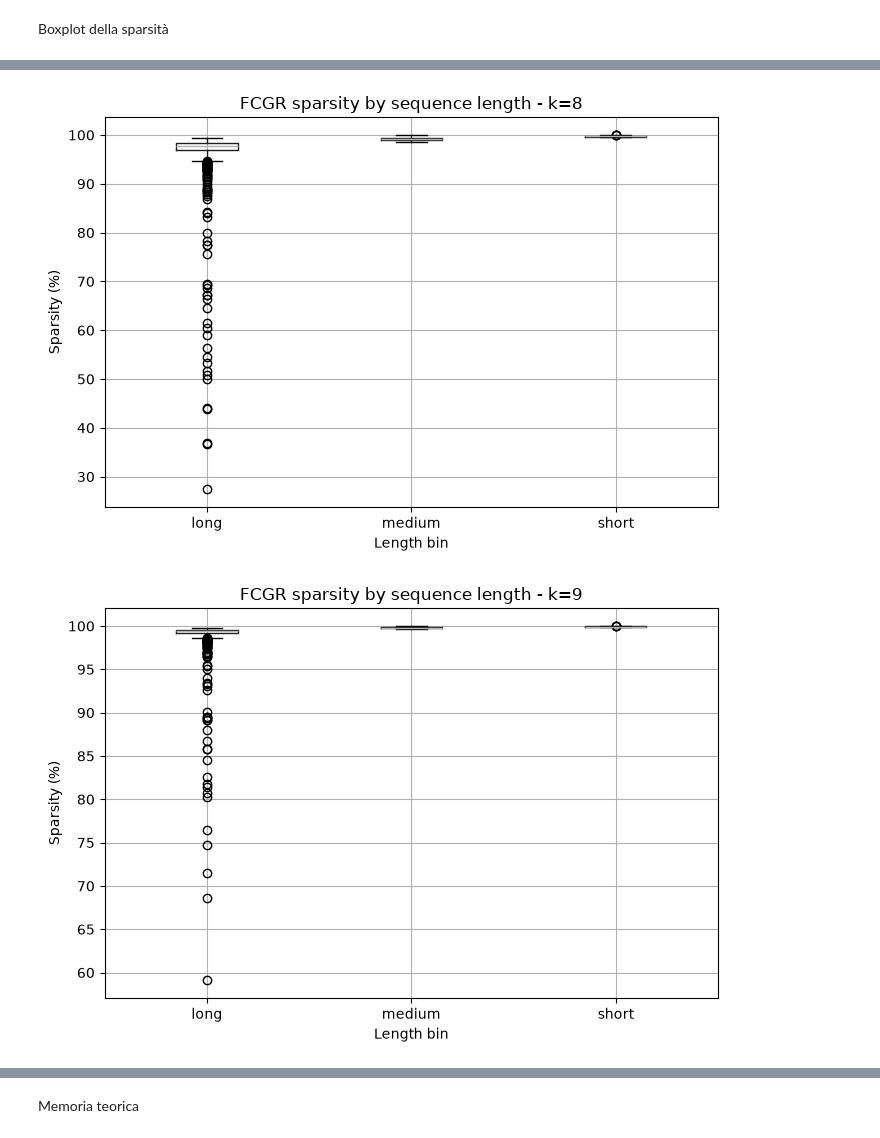
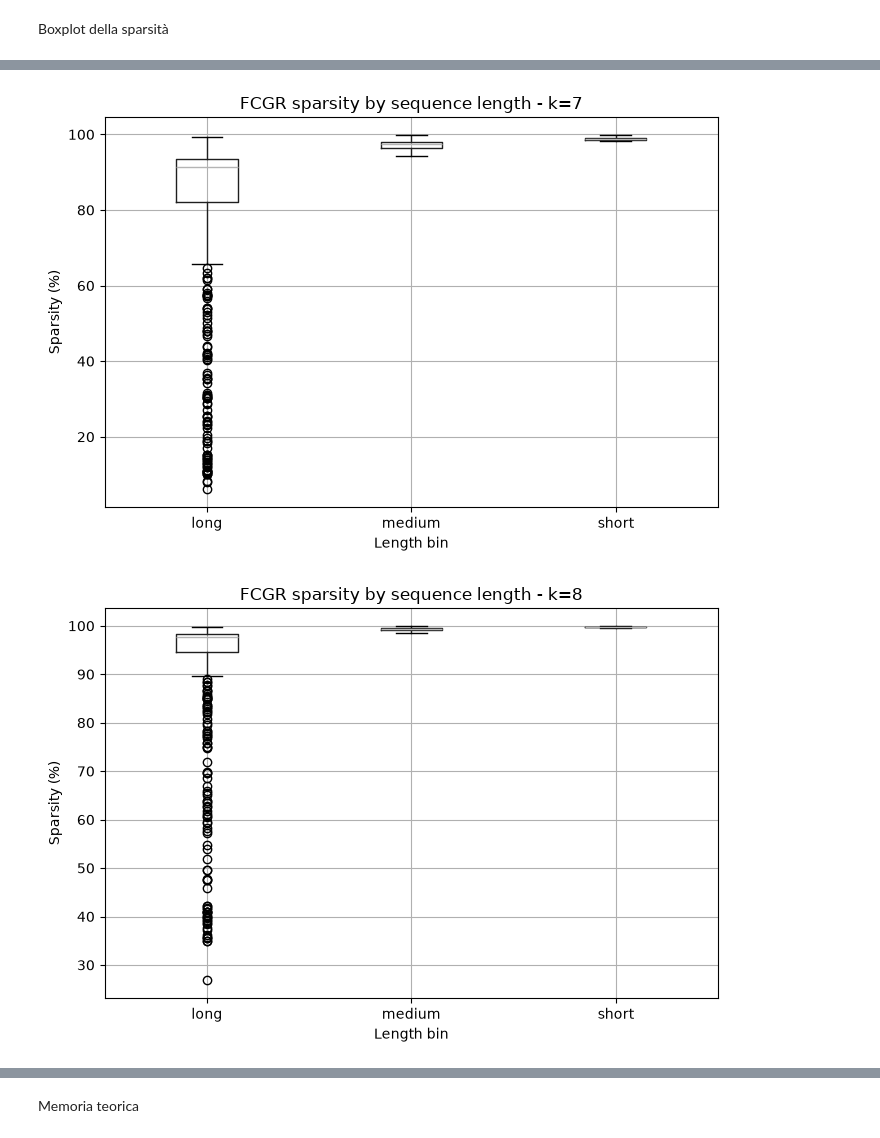
Before and after one commit to FLaTNNBio/eccdna_fcgr_siamese, a Jupyter notebook: notebooks/02_fcgr_generation.ipynb, the cells around one changed output, grey strips where cells are left out. Saved outputs shown, nothing was run; the diff lists cells and outputs as text; code cells hidden in the pictures.

```diff
--- a/notebooks/02_fcgr_generation.ipynb
+++ b/notebooks/02_fcgr_generation.ipynb
@@ -540,4 +874,12 @@ Per ogni sequenza e per ogni valore di `k` vengono registrati:
 # %%
-K_VALUES = range(3, 11)
+K_VALUES = list(
+    range(4, 11)
+)
+
+print(
+    "Valori di k analizzati:",
+    K_VALUES
+)
+
 
 fcgr_results = []
@@ -890,11 +1306,23 @@ Creazione pilot statistico più grande
 # %%
-PILOT_CLASSES = [
-    "healthy",
-    "gastric cancer",
-    "ovarian cancer",
-    "prostate cancer",
-    "colorectal cancer"
-]
+# PILOT_CLASSES è già stato definito
+# automaticamente a partire dalle 18 classi
+# presenti nel manifest.
 
-N_PER_CLASS_LENGTH = 100
-RANDOM_STATE = 42
+
+# 18 classi × 3 fasce × 30 campioni
+# produce al massimo circa 1620 sequenze,
+# dimensione simile al vecchio pilot da 1500.
+
+N_PER_CLASS_LENGTH = 30
+
+
+print(
+    "Classi considerate:",
+    len(PILOT_CLASSES)
+)
+
+print(
+    "Campioni massimi per "
+    "classe/fascia:",
+    N_PER_CLASS_LENGTH
+)
@@ -965,7 +1475,8 @@ print("Sequenze mancanti:", len(missing_ids))
 # %% [output]
 Sequenze mancanti: 0
 # %%
-K_VALUES = range(3, 11)
+# K_VALUES è già stato definito precedentemente:
+# [4, 5, 6, 7, 8, 9, 10]
 
 fcgr_large_results = []
 # %%
@@ -1162,7 +1672,7 @@ plt.show()
 # %% [markdown]
 Boxplot della sparsità
 # %%
-for k in [5, 6, 7, 8, 9, 10]:
+for k in K_VALUES:
 
     data_k = fcgr_large_results[
         fcgr_large_results["k"] == k
@@ -1191,2 +1701,2 @@ for k in [5, 6, 7, 8, 9, 10]:
-[figure, old version]
+[figure, new version]
-[figure, old version]
+[figure, new version]
```
Also changed, not shown: parts of 54 cells of this notebook, 7 other files.
